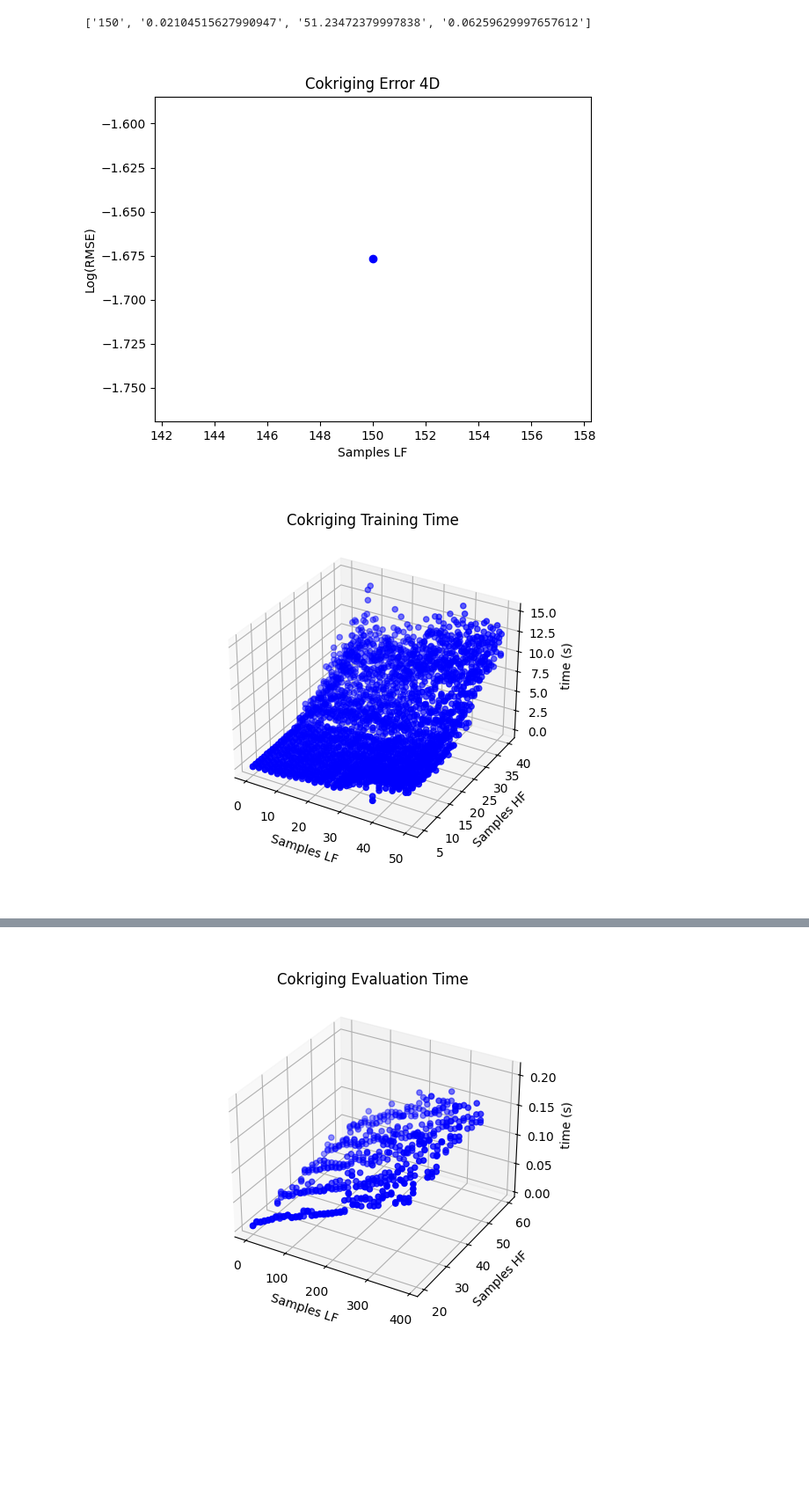
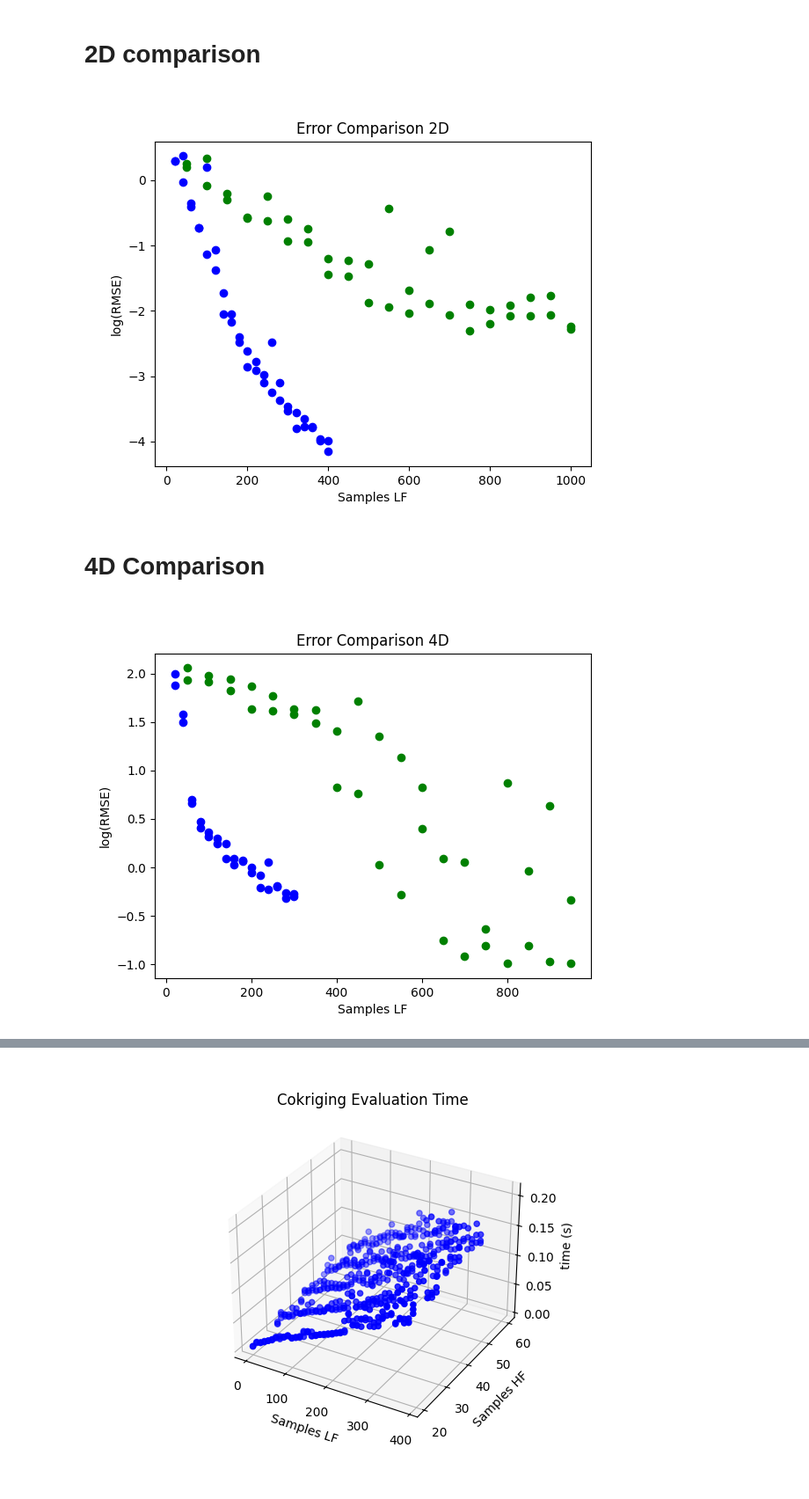
Before and after one commit to tzangleUMaine/SurrogateModeling, a Jupyter notebook: examples/data_viewer.ipynb, the cells around one changed output, grey strips where cells are left out. Shown at 88% size. Drawn from its saved outputs; the diff is of its cells as text; code cells hidden in the pictures; blank space fills up the shorter version.

```diff
--- a/examples/data_viewer.ipynb
+++ b/examples/data_viewer.ipynb
@@ -31,12 +31,12 @@ def load_single_fidelity_csv_results(file_name):
     evaluation_time = []
     with open(file_name,mode='r') as file:
         reader = csv.reader(file)
+        header = next(reader)
         for row in reader:
-            print(row)
             points.append(int(row[0]))
             model_error.append(float(row[1]))
             training_time.append(float(row[2]))
-            evaluation_time.append(float(row[3]))
+            #evaluation_time.append(float(row[3]))
     return points, model_error, training_time, evaluation_time
 # %%
 # Function plotting
@@ -85,10 +85,11 @@ def plot_single_fidelity_data(
         ax = fig.add_subplot()
     ax.set_title(name)
     ax.set_xlabel("Samples LF")
-    ax.set_ylabel(label)
+    ax.set_ylabel("RMSE")
 
     if log_output:
         output = np.log10(output)
+        ax.set_ylabel("log(RMSE)")
 
     ax.scatter(
         points,
@@ -143,26 +144,55 @@ def plot_cokriging_data_slice(
         label=label,
     )
     return ax
+# %% [markdown]
+# 2D comparison
 # %%
-loaded,loaded_error,loaded_train_time,loaded_evaluation_time = load_single_fidelity_csv_results('SingleFidelity4D_Cokriging_260531.csv')
+kriging2D_points,kriging2D_error,kriging2D_traintime,kriging2D_evaltime = load_single_fidelity_csv_results('Comparisons\kriging_model_comparison_2D.csv')
+kan2D_points,kan2D_error,kan2D_traintime,kan2D_evaltime = load_single_fidelity_csv_results('Comparisons\kan_model_comparison_2D.csv')
-# %% [output]
-['150', '0.02104515627990947', '51.23472379997838', '0.06259629997657612']
 # %%
 ax = plot_single_fidelity_data(
-    points=loaded,
-    output=loaded_error,
-    label="Log(RMSE)",
-    name="Cokriging Error 4D",
+    points=kriging2D_points,
+    output=kriging2D_error,
+    label="Kriging",
+    name="Error Comparison 2D",
     log_output=True,
     color="blue",
 )
+ax = plot_single_fidelity_data(
+    points=kan2D_points,
+    output=kan2D_error,
+    label="KAN",
+    name="Error Comparison 2D",
+    log_output=True,
+    color="green",
+    ax = ax,
+)
 plt.show()
 # %% [output]
-[figure, old version]
+[figure, new version]
+# %% [markdown]
+# 4D Comparison
+# %%
+kriging4D_points,kriging4D_error,kriging4D_traintime,kriging4D_evaltime = load_single_fidelity_csv_results('Comparisons\kriging_model_comparison_4D.csv')
+kan4D_points,kan4D_error,kan4D_traintime,kan4D_evaltime = load_single_fidelity_csv_results('Comparisons\kan_model_comparison_4D.csv')
 # %%
-ax = plot_cokriging_data(
-    points_lf=loaded_lf, points_hf=loaded_hf, output=loaded_train_time, label="time (s)",name="Cokriging Training Time", color="blue"
+ax = plot_single_fidelity_data(
+    points=kriging4D_points,
+    output=kriging4D_error,
+    label="Kriging",
+    name="Error Comparison 4D",
+    log_output=True,
+    color="blue",
+)
+ax = plot_single_fidelity_data(
+    points=kan4D_points,
+    output=kan4D_error,
+    label="KAN",
+    name="Error Comparison 4D",
+    log_output=True,
+    color="green",
+    ax = ax,
 )
 plt.show()
 # %% [output]
-[figure, old version]
+[figure, new version]
```
Also changed, not shown: parts of 12 cells of this notebook, 34 other files.
